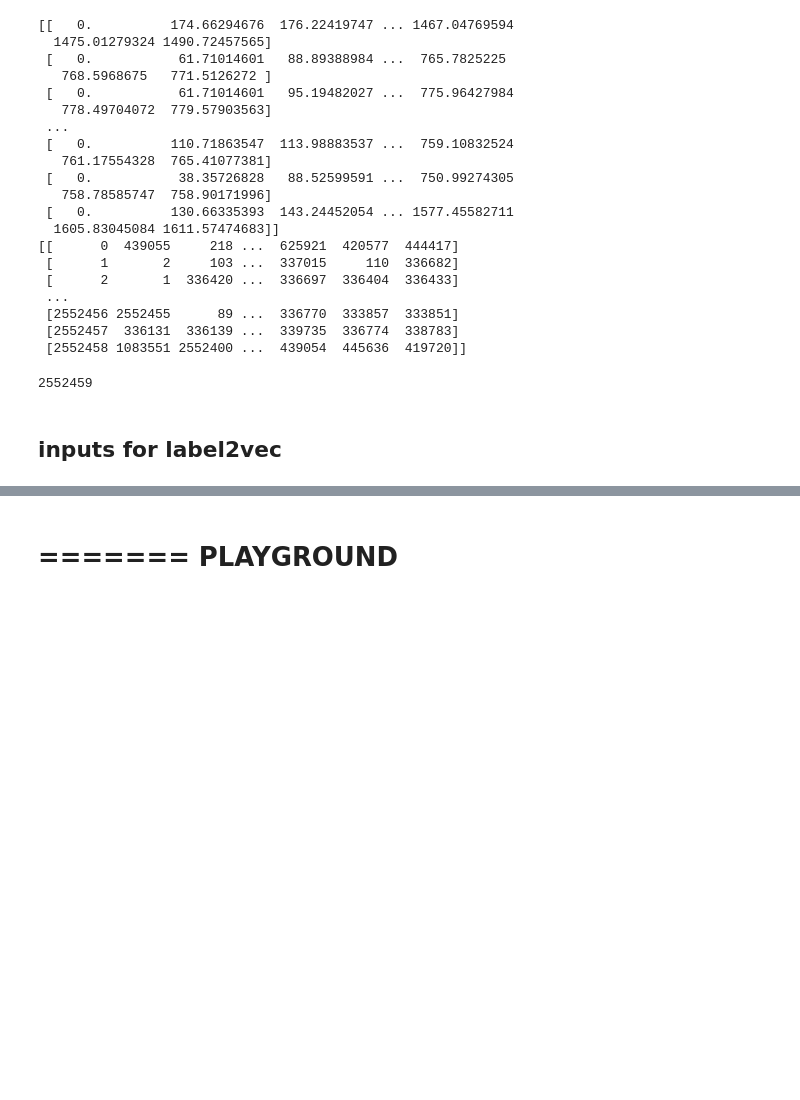
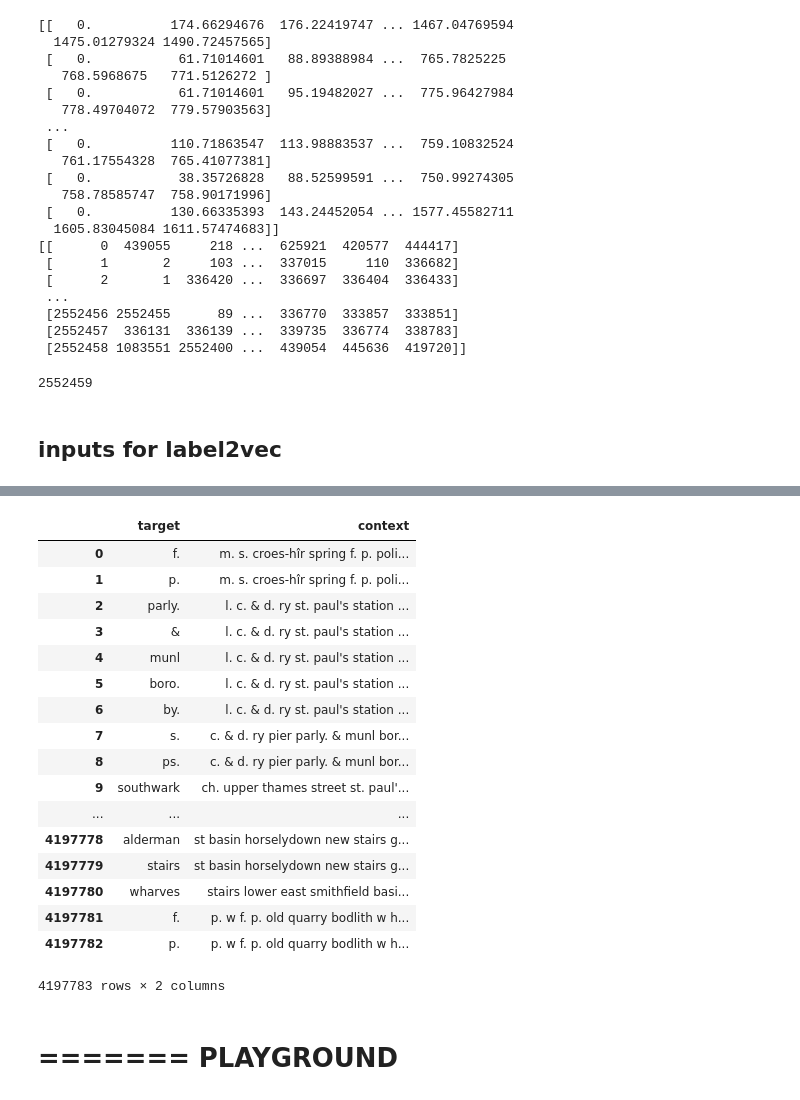
Before and after one commit to Living-with-machines/maps-at-scale-hack-day-notebooks, a Jupyter notebook: space-time-mro/gb1900_analysis/gb1900_neighbours_kd_tree.ipynb, the cells around one changed output, grey strips where cells are left out. Saved outputs shown, nothing was run; the diff lists cells and outputs as text; code cells hidden in the pictures; blank space fills up the shorter version.

```diff
--- a/space-time-mro/gb1900_analysis/gb1900_neighbours_kd_tree.ipynb
+++ b/space-time-mro/gb1900_analysis/gb1900_neighbours_kd_tree.ipynb
@@ -98,8 +98,6 @@ center_words_list = []
 for i in range(len(df)):
     if np.mod(i, 1000) == 0:
         print(i)
-    if i > 5000:
-        break
     before_center = df.iloc[all_indxs[i, (0.1 < all_dists[i]) * (all_dists[i] < 1000)]].final_text.to_list()[::2][::-1]
     if len(before_center) < 10:
         continue
@@ -126,0 +150,21 @@ for i in range(len(df)):
+# %%
+df2train
+# %% [output]
+|  | target | context |
+| 0 | f. | m. s. croes-hîr spring f. p. poli... |
+| 1 | p. | m. s. croes-hîr spring f. p. poli... |
+| 2 | parly. | l. c. & d. ry st. paul's station ... |
+| 3 | & | l. c. & d. ry st. paul's station ... |
+| 4 | munl | l. c. & d. ry st. paul's station ... |
+| 5 | boro. | l. c. & d. ry st. paul's station ... |
+| 6 | by. | l. c. & d. ry st. paul's station ... |
+| 7 | s. | c. & d. ry pier parly. & munl bor... |
+| 8 | ps. | c. & d. ry pier parly. & munl bor... |
+| 9 | southwark | ch. upper thames street st. paul'... |
+| ... | ... | ... |
+| 4197778 | alderman | st basin horselydown new stairs g... |
+| 4197779 | stairs | st basin horselydown new stairs g... |
+| 4197780 | wharves | stairs lower east smithfield basi... |
+| 4197781 | f. | p. w f. p. old quarry bodlith w h... |
+| 4197782 | p. | p. w f. p. old quarry bodlith w h... |
+4197783 rows × 2 columns
```
Also changed, not shown: parts of 8 cells of this notebook.
